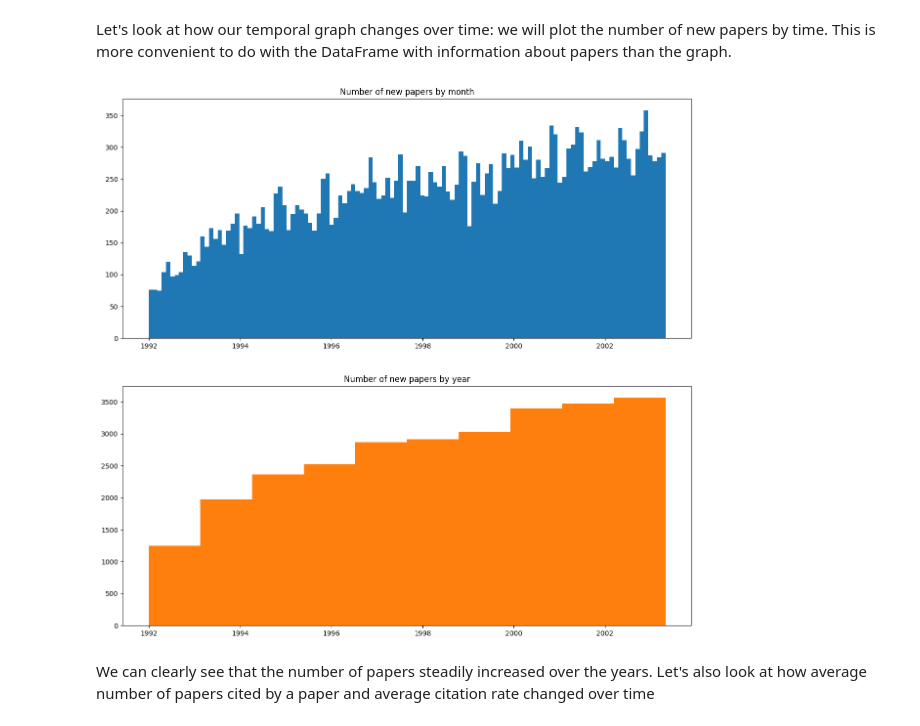
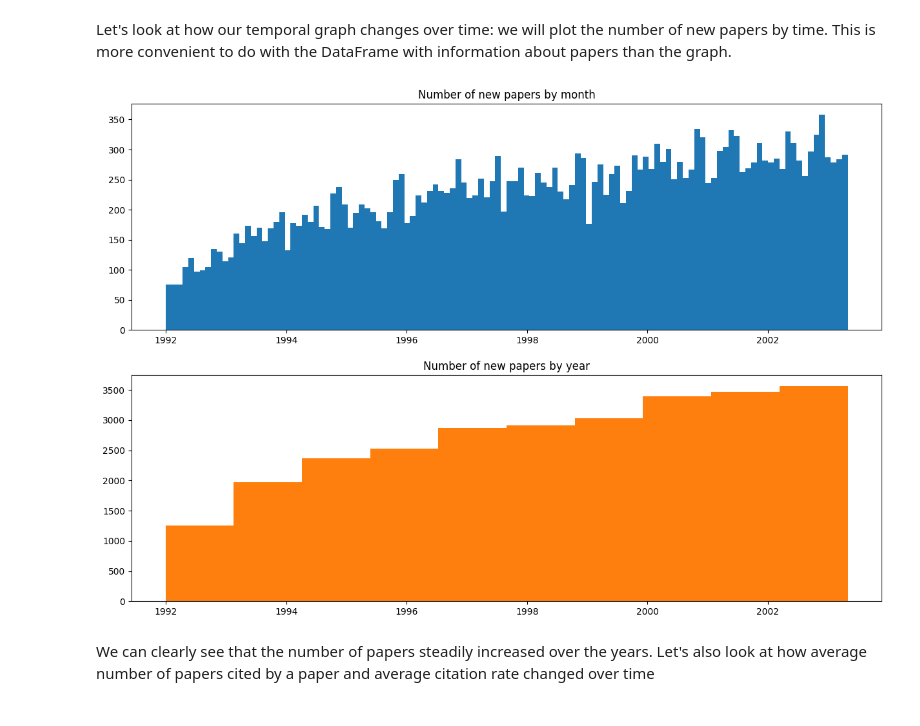
Before and after one commit to ArtemCh101/hse-sna-project, a Jupyter notebook: notebooks/EDA.ipynb, the cells around one changed output. Drawn from its saved outputs; the diff is of its cells as text; code cells hidden in the pictures.

```diff
--- a/notebooks/EDA.ipynb
+++ b/notebooks/EDA.ipynb
@@ -14,3 +10,10 @@ G = get_digraph()
+# %%
+import os, sys
+scripts_dir = os.path.join(os.path.dirname(os.path.abspath('')), 'scripts')
+if not scripts_dir in sys.path:
+    sys.path.append(scripts_dir)
+from get_graph import get_digraph
+G: nx.DiGraph = get_digraph()
 # %% [markdown]
 ### 1. Overall structure
 # %%
@@ -161,18 +170,18 @@ Number of nodes in G:                         27376
 # %% [markdown]
 Let's look at how our temporal graph changes over time: we will plot the number of new papers by time. This is more convenient to do with the DataFrame with information about papers than the graph.
 # %%
-df = pd.read_csv(os.path.join('data', 'processed.csv')).set_index('Paper_ID').drop(columns=['Unnamed: 0'])
+df = pd.read_csv(os.path.join(os.pardir, 'data', 'processed.csv')).set_index('Paper_ID').drop(columns=['Unnamed: 0'])
 df['Date'] = pd.to_datetime(df['Date'], format='%Y-%m-%d')
 df = df[df.index.isin(G.nodes)]
 # %%
-_, axis = plt.subplots(2, 1, figsize=(15,14))
+_, axis = plt.subplots(2, 1, figsize=(15, 10))
 axis[0].hist(df['Date'], bins=10*12)
 axis[0].title.set_text('Number of new papers by month')
 axis[1].hist(df['Date'], bins=10, color='C1')
 axis[1].title.set_text('Number of new papers by year')
 plt.show()
 # %% [output]
-[figure, old version]
+[figure, new version]
 # %% [markdown]
 We can clearly see that the number of papers steadily increased over the years. Let's also look at how average number of papers cited by a paper and average citation rate changed over time
 # %%
```
Also changed, not shown: parts of 9 cells of this notebook, 4 other files.
